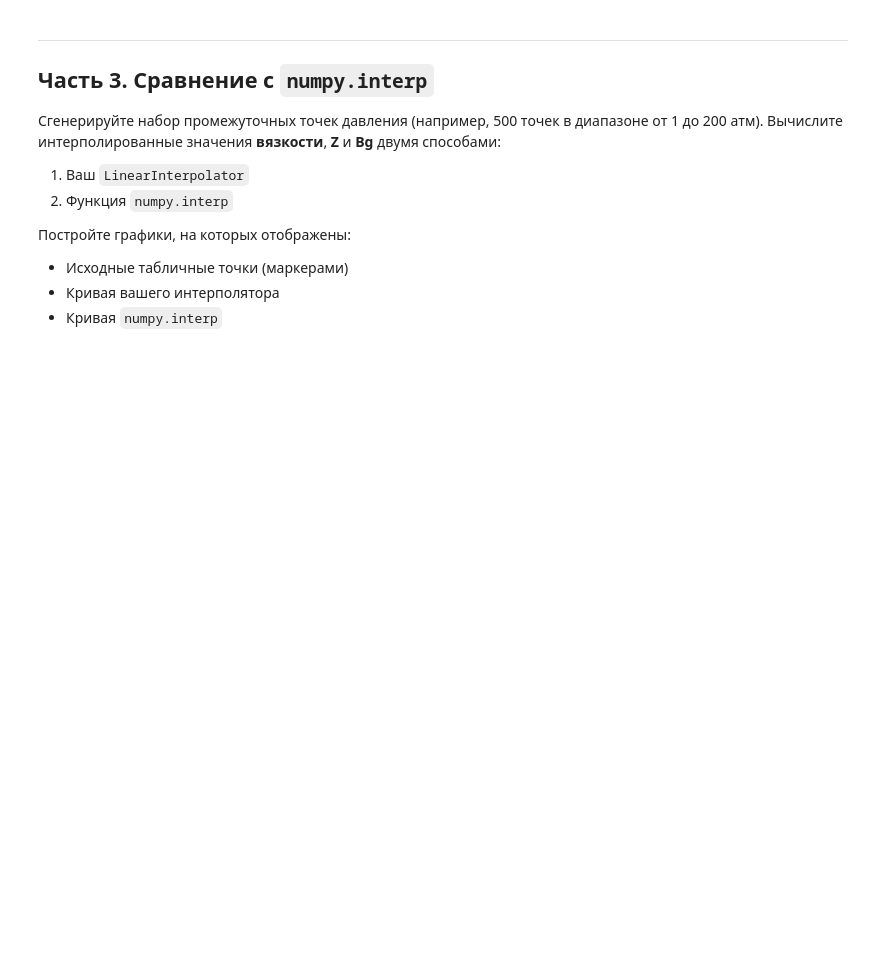
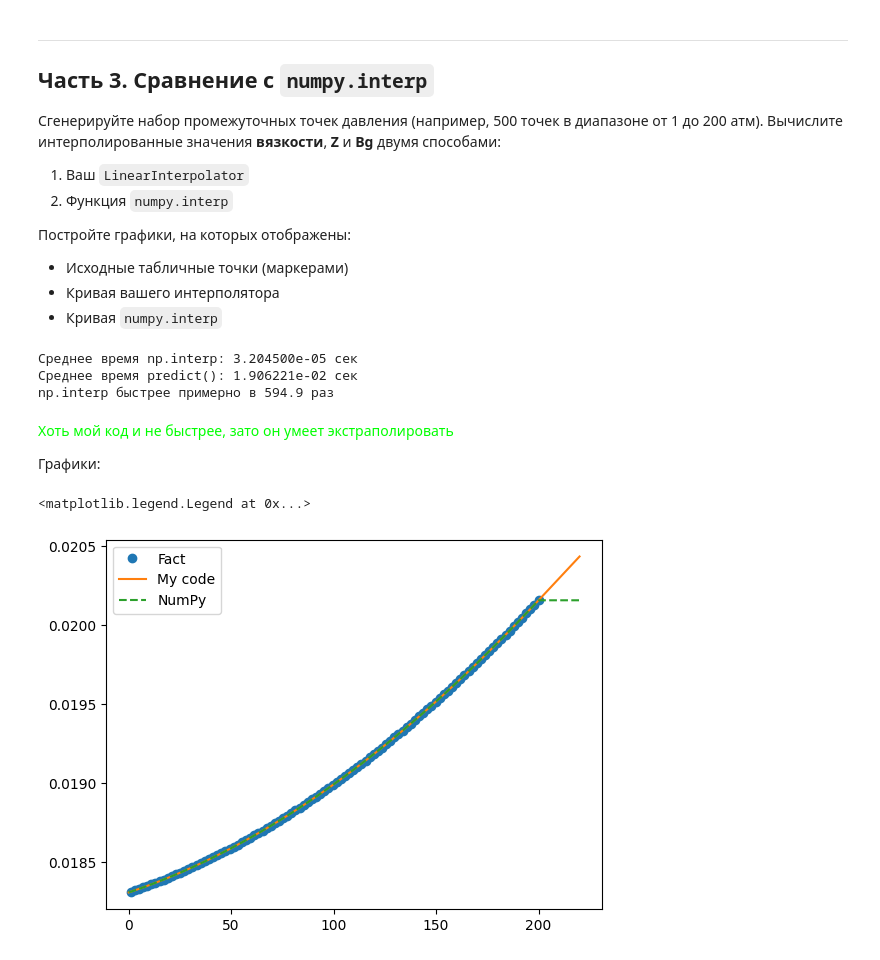
Before and after one commit to Rexihs/HomeWork, a Jupyter notebook: HomeWork/task_02.03.2026/hw3.ipynb, the cells around one changed output. Cells and saved outputs as stored; diff of their text form; code cells hidden in the pictures; blank space fills up the shorter version.

```diff
--- a/HomeWork/task_02.03.2026/hw3.ipynb
+++ b/HomeWork/task_02.03.2026/hw3.ipynb
@@ -147,3 +297,52 @@ class LinearInterpolator:
 - Исходные табличные точки (маркерами)
 - Кривая вашего интерполятора
 - Кривая `numpy.interp`
+# %%
+import time
+
+x = df['pressure, atm']
+y = df['viscosity, cP']
+
+press_visc = np.linspace(-5, 220, 500)
+viscosity = LinearInterpolator(x, y)
+
+n_runs = 100
+
+# --- np.interp
+start = time.perf_counter()
+for _ in range(n_runs):
+    np.interp(press_visc, x, y)
+time_np = (time.perf_counter() - start) / n_runs
+
+# --- predict
+start = time.perf_counter()
+for _ in range(n_runs):
+    viscosity.predict(press_visc)
+time_custom = (time.perf_counter() - start) / n_runs
+
+print(f"Среднее время np.interp: {time_np:.6e} сек")
+print(f"Среднее время predict(): {time_custom:.6e} сек")
+print(f"np.interp быстрее примерно в {time_custom / time_np:.1f} раз")
+# %% [output]
+Среднее время np.interp: 3.204500e-05 сек
+Среднее время predict(): 1.906221e-02 сек
+np.interp быстрее примерно в 594.9 раз
+# %% [markdown]
+<span style="color: #00FF00;"> Хоть мой код и не быстрее, зато он умеет экстраполировать
+
+Графики:
+# %%
+press_visc = np.linspace(0, 220, 500)
+
+plt.figure()
+plt.plot(x, y, 'o', label='Fact')
+
+plt.plot(press_visc, viscosity.predict(press_visc)
+         , '-', label='My code')
+
+plt.plot(press_visc, np.interp(press_visc, x, y)
+         , '--', label='NumPy')
+plt.legend()
+# %% [output]
+<matplotlib.legend.Legend at 0x...>
+[figure, added]
```
Also changed, not shown: parts of 2 cells of this notebook, 1 other file.
